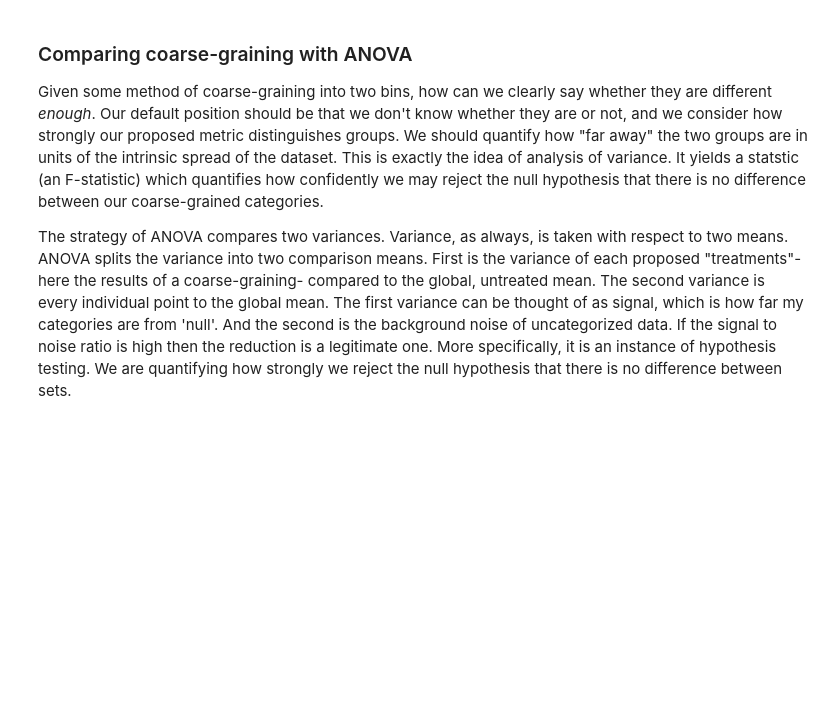
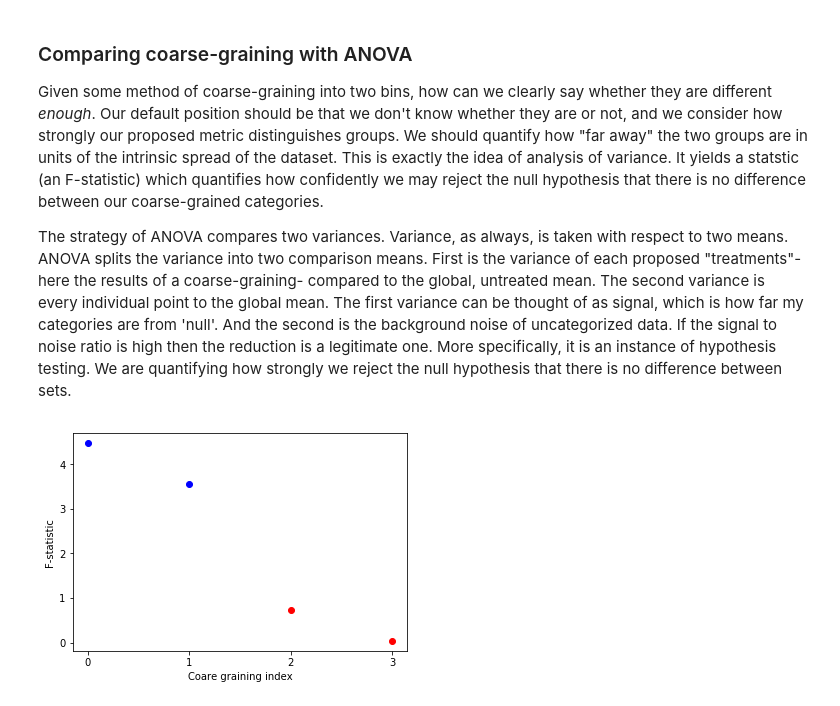
Before and after one commit to jmonroe2/biostats589, a Jupyter notebook: hw10/hw10.ipynb, the cells around one changed output. Cells and saved outputs as stored; diff of their text form; code cells hidden in the pictures; blank space fills up the shorter version.

```diff
--- a/hw10/hw10.ipynb
+++ b/hw10/hw10.ipynb
@@ -79,3 +97,43 @@ plt.ylabel("Bad classifier");
 Given some method of coarse-graining into two bins, how can we clearly say whether they are different _enough_. Our default position should be that we don't know whether they are or not, and we consider how strongly our proposed metric distinguishes groups. We should quantify how "far away" the two groups are in units of the intrinsic spread of the dataset. This is exactly the idea of analysis of variance. It yields a statstic (an F-statistic) which quantifies how confidently we may reject the null hypothesis that there is no difference between our coarse-grained categories.
 
 The strategy of ANOVA compares two variances. Variance, as always, is taken with respect to two means. ANOVA splits the variance into two comparison means. First is the variance of each proposed "treatments"- here the results of a coarse-graining- compared to the global, untreated mean. The second variance is every individual point to the global mean. The first variance can be thought of as signal, which is how far my categories are from 'null'. And the second is the background noise of uncategorized data. If the signal to noise ratio is high then the reduction is a legitimate one. More specifically, it is an instance of hypothesis testing. We are quantifying how strongly we reject the null hypothesis that there is no difference between sets.
+# %%
+def oneWay_anova(data,verbose=False):
+    ## calculate F-test by comparing Sum of Squares between group means
+    ##      and between data points
+    ## data: should be 2-D
+    num_groups = data.shape[0]
+    num_repeats = data.shape[1]
+
+    M = np.mean(data)
+
+    ## SS treatment: compare each group mean to global mean
+    diff = np.mean(data,axis=1) - M
+    ss_treat = num_repeats*np.sum( diff**2 )
+    ms_treat = ss_treat/(num_groups-1)
+
+    ## SS err: compare all points to global mean
+    all_dist = np.apply_along_axis(lambda x: x-np.mean(x),axis=1, arr=data)
+    ss_err = np.sum( all_dist**2)
+    ms_err = ss_err/( data.size-num_groups)
+
+    #ss_tot = np.sum( (data-M)**2 )
+    if verbose:
+        print(ms_treat, ms_err)
+        print(data)
+        print(np.sum(data,axis=1))
+        print(np.var(data,axis=1))
+    return ms_treat/ms_err
+##END oneWay_anova
+
+
+for i,array in enumerate([coarse_grain_1,coarse_grain_2,coarse_grain_3, coarse_grain_4]):
+    array.shape = 3,2
+    f_stat = oneWay_anova(array)
+    c = 'bbrr'[i]
+    plt.plot(i,f_stat, 'o', color=c)
+plt.xlabel("Coare graining index")
+plt.ylabel("F-statistic")
+plt.xticks([0,1,2,3]);
+# %% [output]
+[figure, added]
```
Also changed, not shown: parts of 7 cells of this notebook.
